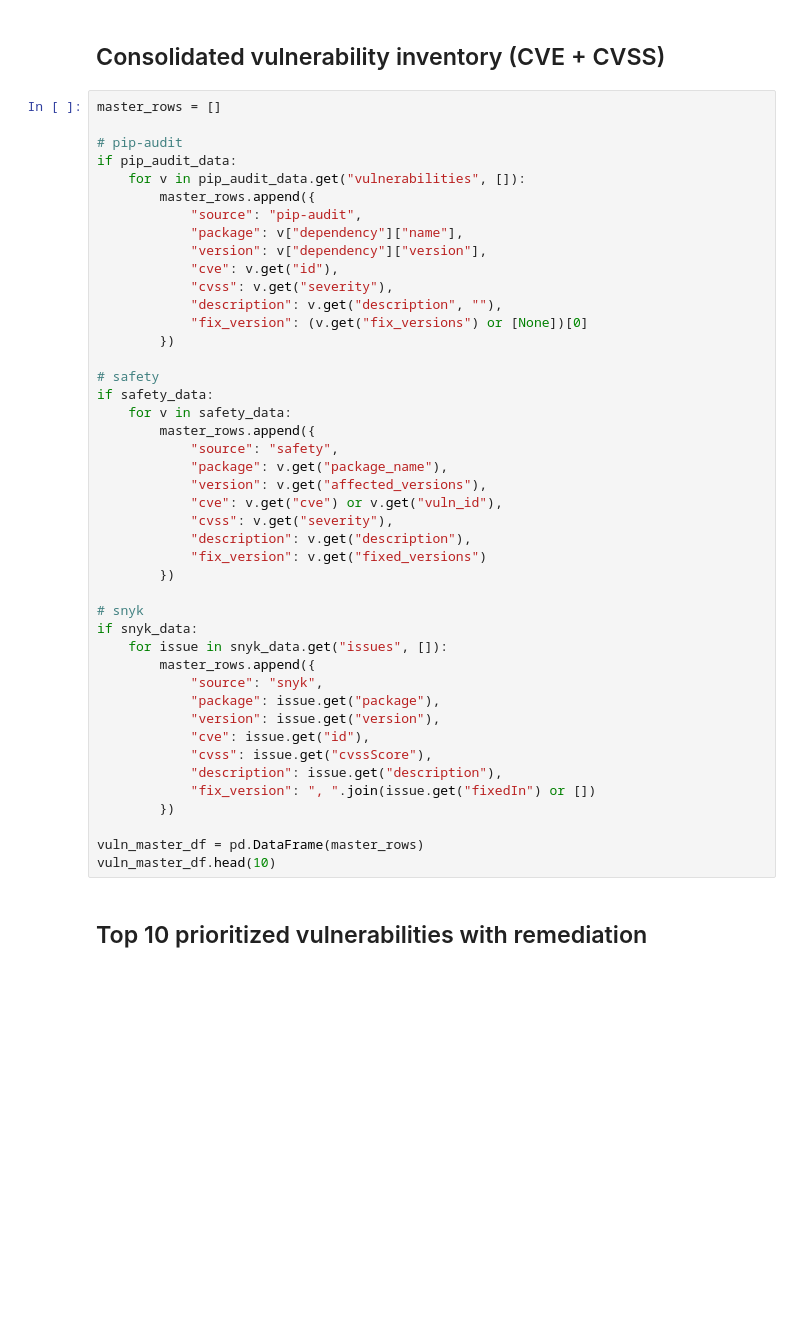
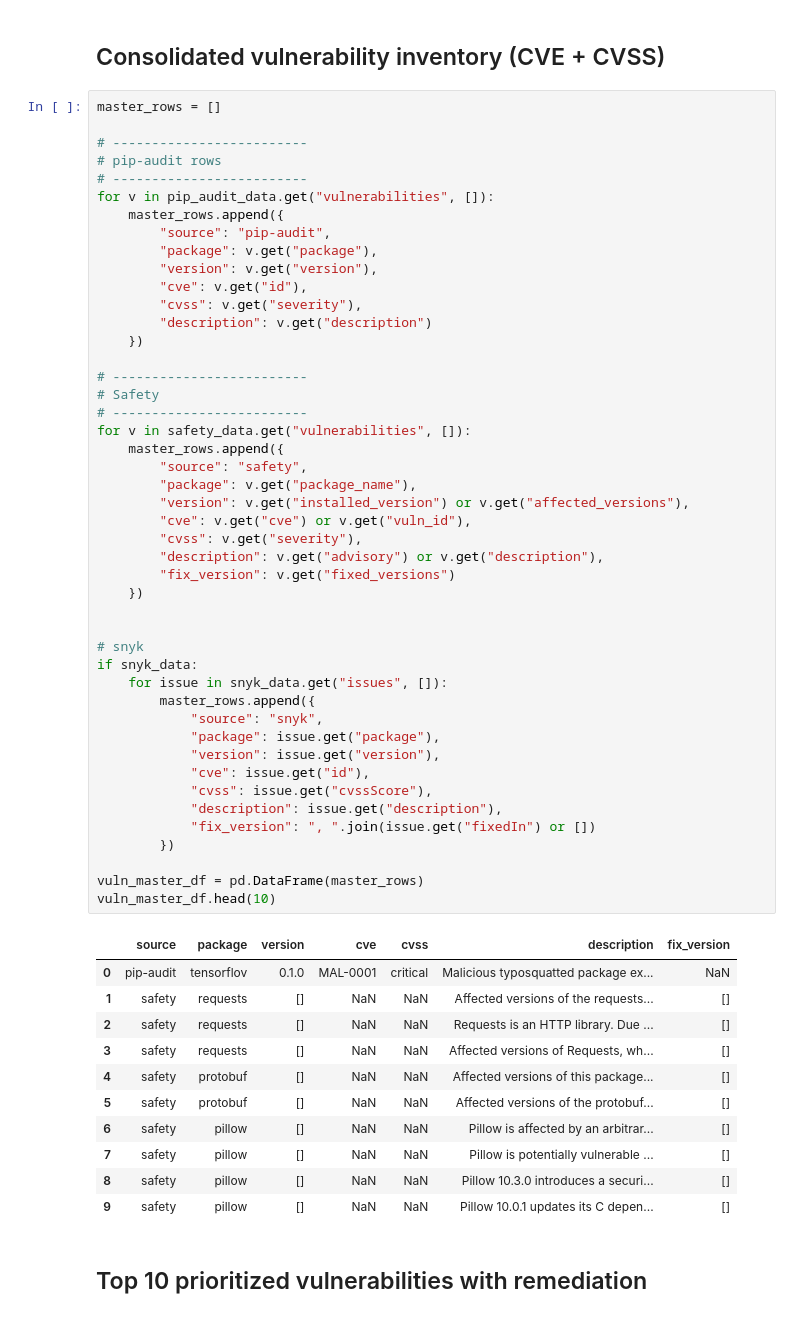
Before and after one commit to EMaurer71/Secure-AI-Code-and-Libraries-, a Jupyter notebook: Module 3 Securing 3rd party Ai Libraries/Healthcare AI Supply Chain Breach Response/notebooks/medai_supply_chain_audit_hands_on_3.ipynb, the cells around one changed output. Saved outputs shown, nothing was run; the diff lists cells and outputs as text; blank space fills up the shorter version.

```diff
--- a/Module 3 Securing 3rd party Ai Libraries/Healthcare AI Supply Chain Breach Response/notebooks/medai_supply_chain_audit_hands_on_3.ipynb
+++ b/Module 3 Securing 3rd party Ai Libraries/Healthcare AI Supply Chain Breach Response/notebooks/medai_supply_chain_audit_hands_on_3.ipynb
@@ -255,47 +488,61 @@ license_df.head(10)
 # %%
 master_rows = []
 
-# pip-audit
-if pip_audit_data:
-    for v in pip_audit_data.get("vulnerabilities", []):
-        master_rows.append({
-            "source": "pip-audit",
-            "package": v["dependency"]["name"],
-            "version": v["dependency"]["version"],
-            "cve": v.get("id"),
-            "cvss": v.get("severity"),
-            "description": v.get("description", ""),
-            "fix_version": (v.get("fix_versions") or [None])[0]
-        })
+# -------------------------
+# pip-audit rows
+# -------------------------
+for v in pip_audit_data.get("vulnerabilities", []):
+    master_rows.append({
+        "source": "pip-audit",
+        "package": v.get("package"),
+        "version": v.get("version"),
+        "cve": v.get("id"),
+        "cvss": v.get("severity"),
+        "description": v.get("description")
+    })
 
-# safety
-if safety_data:
-    for v in safety_data:
-        master_rows.append({
-            "source": "safety",
-            "package": v.get("package_name"),
-            "version": v.get("affected_versions"),
-            "cve": v.get("cve") or v.get("vuln_id"),
-            "cvss": v.get("severity"),
-            "description": v.get("description"),
-            "fix_version": v.get("fixed_versions")
-        })
+# -------------------------
+# Safety
+# -------------------------
+for v in safety_data.get("vulnerabilities", []):
+    master_rows.append({
+        "source": "safety",
+        "package": v.get("package_name"),
+        "version": v.get("installed_version") or v.get("affected_versions"),
+        "cve": v.get("cve") or v.get("vuln_id"),
+        "cvss": v.get("severity"),
+        "description": v.get("advisory") or v.get("description"),
+        "fix_version": v.get("fixed_versions")
+    })
+
 
 # snyk
 if snyk_data:
     for issue in snyk_data.get("issues", []):
         master_rows.append({
             "source": "snyk",
             "package": issue.get("package"),
             "version": issue.get("version"),
             "cve": issue.get("id"),
             "cvss": issue.get("cvssScore"),
             "description": issue.get("description"),
             "fix_version": ", ".join(issue.get("fixedIn") or [])
         })
 
 vuln_master_df = pd.DataFrame(master_rows)
 vuln_master_df.head(10)
+# %% [output]
+|  | source | package | version | cve | cvss | description | fix_version |
+| 0 | pip-audit | tensorflov | 0.1.0 | MAL-0001 | critical | Malicious typosquatted package ex... | NaN |
+| 1 | safety | requests | [] | NaN | NaN | Affected versions of the requests... | [] |
+| 2 | safety | requests | [] | NaN | NaN | Requests is an HTTP library. Due ... | [] |
+| 3 | safety | requests | [] | NaN | NaN | Affected versions of Requests, wh... | [] |
+| 4 | safety | protobuf | [] | NaN | NaN | Affected versions of this package... | [] |
+| 5 | safety | protobuf | [] | NaN | NaN | Affected versions of the protobuf... | [] |
+| 6 | safety | pillow | [] | NaN | NaN | Pillow is affected by an arbitrar... | [] |
+| 7 | safety | pillow | [] | NaN | NaN | Pillow is potentially vulnerable ... | [] |
+| 8 | safety | pillow | [] | NaN | NaN | Pillow 10.3.0 introduces a securi... | [] |
+| 9 | safety | pillow | [] | NaN | NaN | Pillow 10.0.1 updates its C depen... | [] |
 # %% [markdown]
 ## Top 10 prioritized vulnerabilities with remediation
 # %%
```
Also changed, not shown: parts of 26 cells of this notebook, 39 other files.
